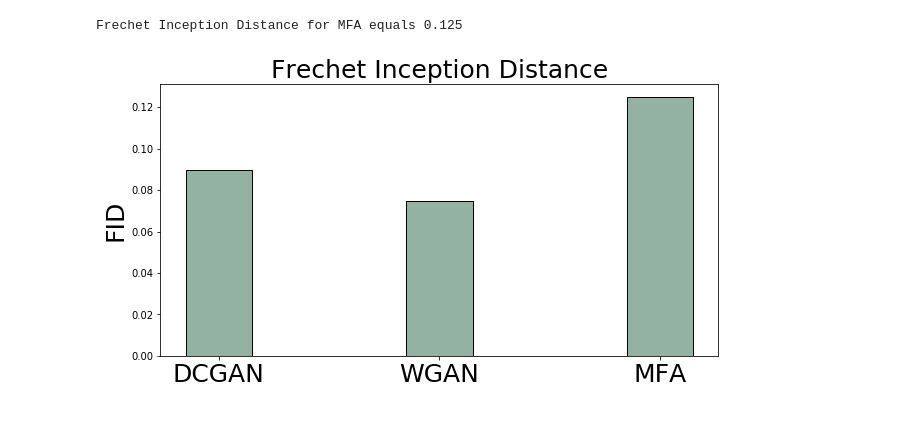
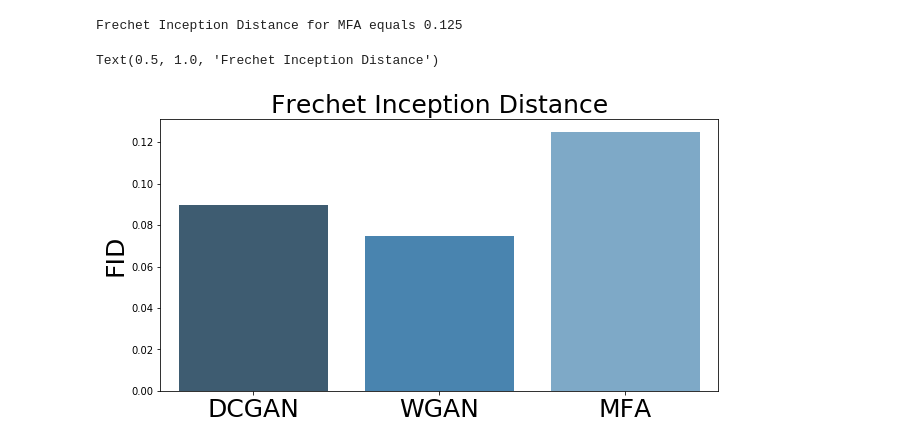
Before and after one commit to KonstantinPakulev/OnGansAndGMMs, a Jupyter notebook: notebooks/IS_FID_scores.ipynb, the cells around one changed output. Saved outputs shown, nothing was run; the diff lists cells and outputs as text; code cells hidden in the pictures.

```diff
--- a/notebooks/IS_FID_scores.ipynb
+++ b/notebooks/IS_FID_scores.ipynb
@@ -244,24 +237,18 @@ FID_MFA = Frеchet_Inception_Distance(images_set_celeba,images_set_MFA, predicto
 print('Frеchet Inception Distance for MFA equals %.3f' % (FID_MFA))
 # %% [output]
 Frеchet Inception Distance for MFA equals 0.125
-# %%
-import matplotlib.pyplot as plt
-
-plt.figure(figsize = (10,5))
-
-barWidth = 0.3
-
-bars = [FID_DCGAN, FID_WGAN, FID_MFA]
-
-xs = np.arange(len(bars))
-
-plt.bar(xs,height = bars, width = barWidth, color = (0.3,0.5,0.4,0.6), edgecolor = 'black')
-
-plt.xticks(xs, ['DCGAN', 'WGAN', 'MFA'],fontsize=25)
-plt.ylabel('FID',fontsize=25)
-plt.title('Frеchet Inception Distance',fontsize=25)
-
-# Show graphic
-plt.show()
-# %% [output]
-[figure, removed]
+# %%
+import seaborn as sns
+import pandas as pd
+
+bars = [FID_DCGAN, FID_WGAN, FID_MFA]
+
+plt.figure(figsize=(10,5))
+ax = sns.barplot(x=pd.Series(range(len(bars))),y=pd.Series(bars), palette="Blues_d")
+
+ax.set_xticklabels(['DCGAN', 'WGAN', 'MFA'],fontdict={'fontsize':25})
+ax.set_ylabel('FID',fontsize=25)
+ax.set_title('Frеchet Inception Distance',fontsize=25)
+# %% [output]
+Text(0.5, 1.0, 'Frеchet Inception Distance')
+[figure, added]
```
Also changed, not shown: parts of 2 cells of this notebook.
